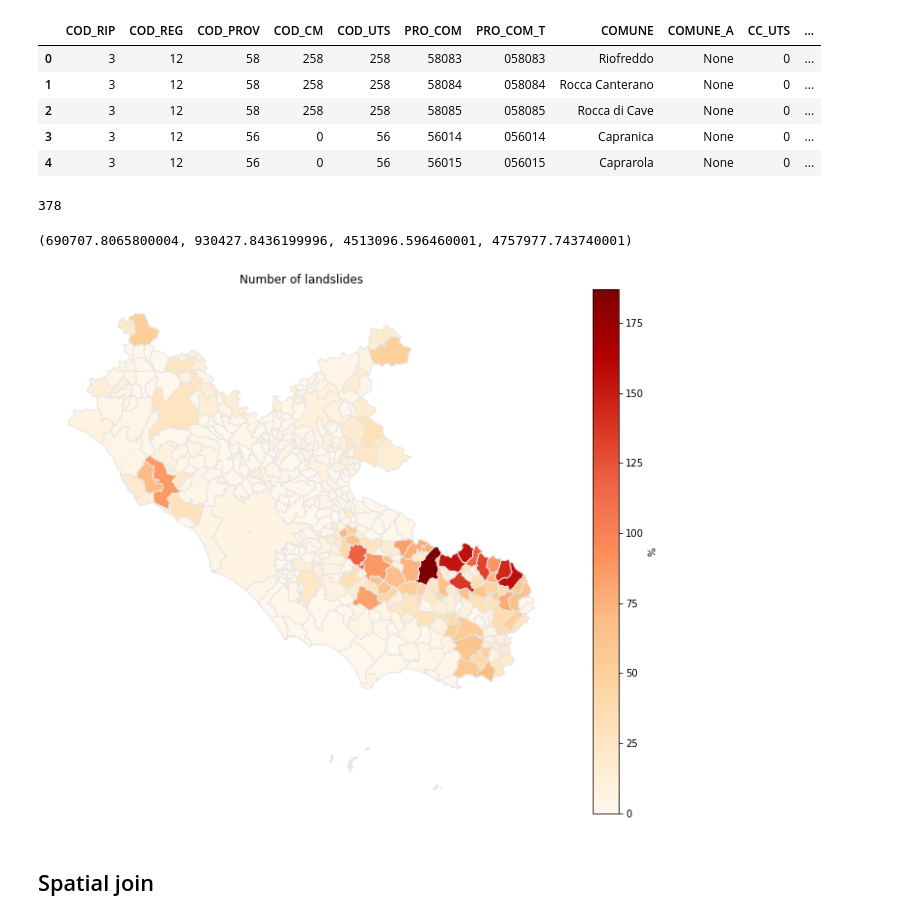
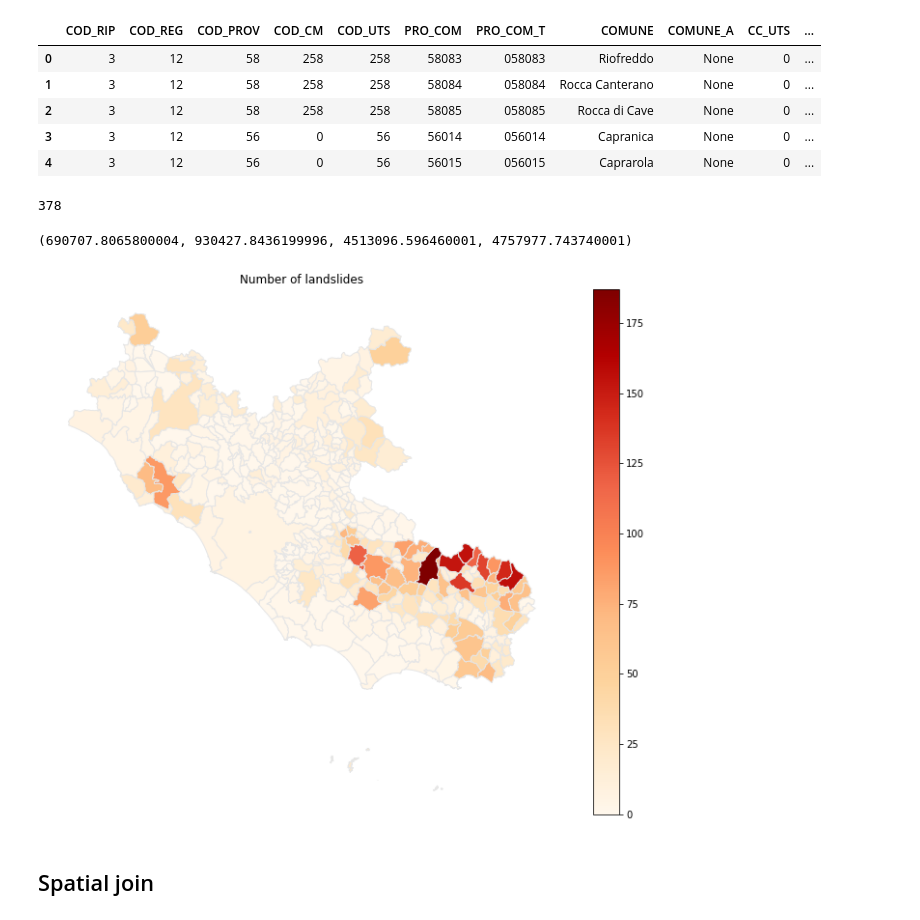
Before and after one commit to luigiselmi/geoscience, a Jupyter notebook: areas_at_risk.ipynb, the cells around one changed output. Saved outputs shown, nothing was run; the diff lists cells and outputs as text; code cells hidden in the pictures.

```diff
--- a/areas_at_risk.ipynb
+++ b/areas_at_risk.ipynb
@@ -138,22 +138,22 @@ merged_df.head()
 | 2 | 3 | 12 | 58 | 258 | 258 | 58085 | 058085 | Rocca di Cave | None | 0 | ... |
 | 3 | 3 | 12 | 56 | 0 | 56 | 56014 | 056014 | Capranica | None | 0 | ... |
 | 4 | 3 | 12 | 56 | 0 | 56 | 56015 | 056015 | Caprarola | None | 0 | ... |
-# %%
-len(merged_df)
-# %% [output]
-378
+# %%
+len(merged_df)
+# %% [output]
+378
 # %%
 from mpl_toolkits.axes_grid1 import make_axes_locatable
 fig, ax = plt.subplots(1, figsize=(15, 10))
 ax.set_title('Number of landslides')
 divider = make_axes_locatable(ax)
 cax = divider.append_axes("right", size="5%", pad=0.5)
 merged_df.plot(column='NUM_LANDSLIDES', cmap='OrRd', linewidth=1, ax=ax, cax=cax, edgecolor='0.9',
-            legend = True, legend_kwds={'label': '%'})
+            legend = True, legend_kwds={'label': ''})
 ax.axis('off')
 # %% [output]
 (690707.8065800004, 930427.8436199996, 4513096.596460001, 4757977.743740001)
-[figure, old version]
+[figure, new version]
 # %% [markdown]
 ## Spatial join
 # %%
```
Also changed, not shown: parts of 14 cells of this notebook.
